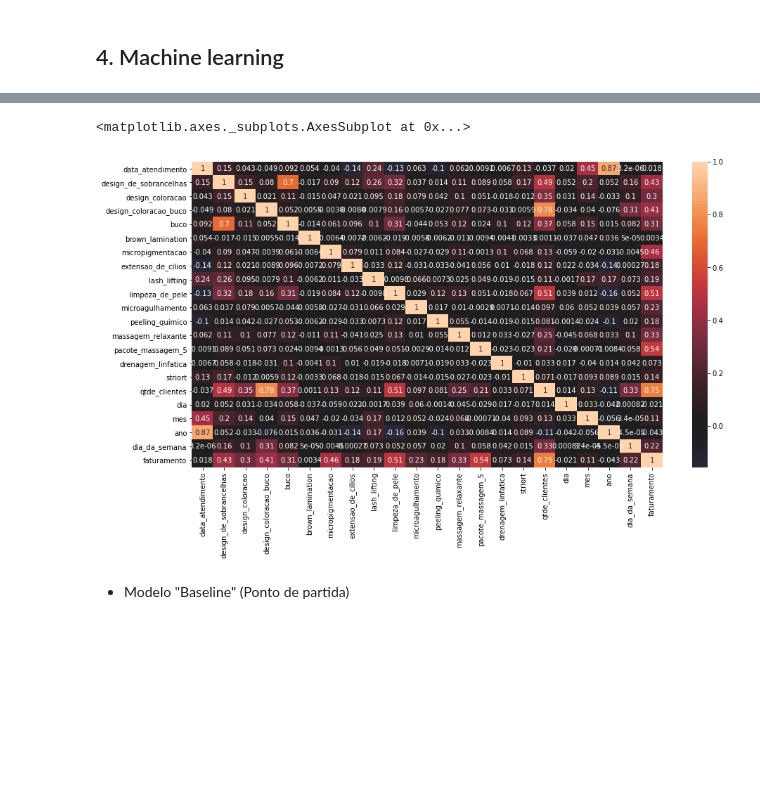
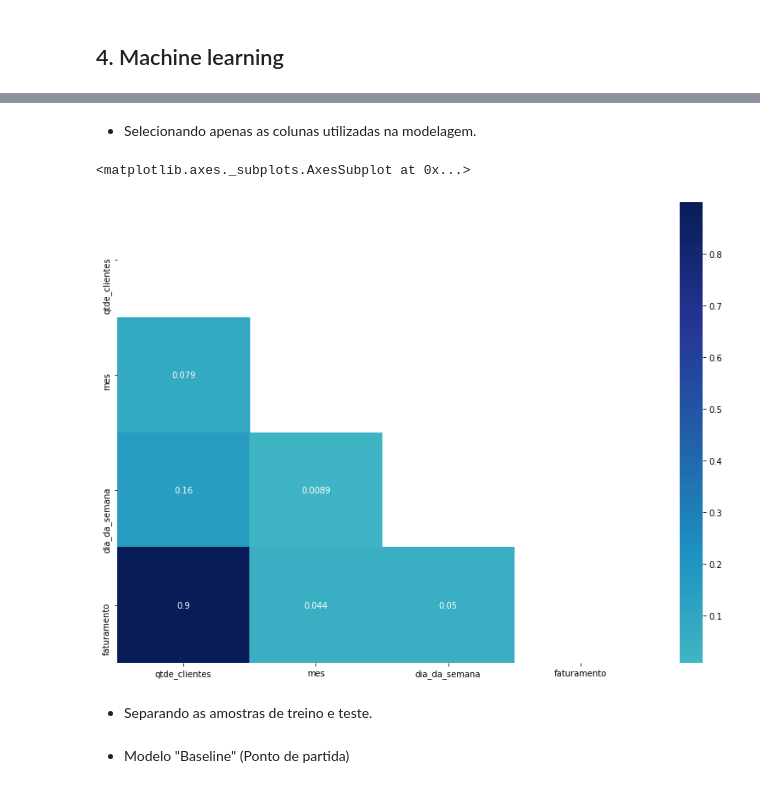
Before and after one commit to robertferro/previsao_faturamento_studio_estetica, a Jupyter notebook: 2 - Machine learning/Regressão/previsao_faturamento_modelos_machine_learning.ipynb, the cells around one changed output, grey strips where cells are left out. Drawn from its saved outputs; the diff is of its cells as text; code cells hidden in the pictures; blank space fills up the shorter version.

```diff
--- a/2 - Machine learning/Regressão/previsao_faturamento_modelos_machine_learning.ipynb
+++ b/2 - Machine learning/Regressão/previsao_faturamento_modelos_machine_learning.ipynb
@@ -105,0 +159,5 @@ dados.head()
+# %%
+dados = dados.set_index('dia_da_semana')
+dados = dados.drop('domingo')
+dados = dados.reset_index()
+dados.head()
@@ -105,0 +226,9 @@ dados.head()
+# %%
+cols = ['design_de_sobrancelhas',
+       'design_coloracao', 'design_coloracao_buco', 'buco', 'brown_lamination',
+       'micropigmentacao', 'extensao_de_cilios', 'lash_lifting',
+       'limpeza_de_pele', 'microagulhamento', 'peeling_quimico',
+       'massagem_relaxante', 'pacote_massagem_5', 'drenagem_linfatica',
+       'striort', 'qtde_clientes','faturamento']
+# %%
+dados[cols] = dados[cols].apply(np.log1p)
@@ -124,12 +283,22 @@ enconder = LabelEncoder()
 # %%
 dados['dia_da_semana'] = enconder.fit_transform(dados['dia_da_semana'])
 dados['data_atendimento'] = enconder.fit_transform(dados['data_atendimento'])
+# %% [markdown]
+ - Selecionando apenas as colunas utilizadas na modelagem.
+# %%
+dados = dados[['qtde_clientes','mes','dia_da_semana','faturamento']]
 # %%
-plt.figure(figsize=(15,8))
-sns.heatmap(dados.corr(),annot = True, center = 0)
+plt.figure(figsize=(14,10))
+
+corr = dados.corr().abs()
+mask = np.triu(np.ones_like(corr, dtype=np.bool))
+
+sns.heatmap(corr, mask=mask, annot=True, center=0, cmap="YlGnBu")
 # %% [output]
 <matplotlib.axes._subplots.AxesSubplot at 0x...>
-[figure, old version]
+[figure, new version]
+# %% [markdown]
+ - Separando as amostras de treino e teste.
 # %%
 X = dados[['qtde_clientes','mes','dia_da_semana']]
 Y = dados['faturamento']
```
Also changed, not shown: parts of 52 cells of this notebook.
